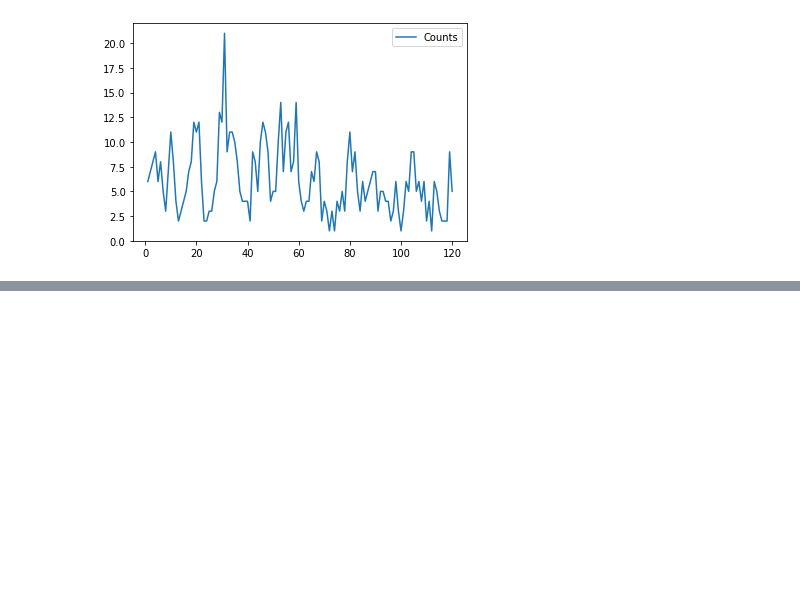
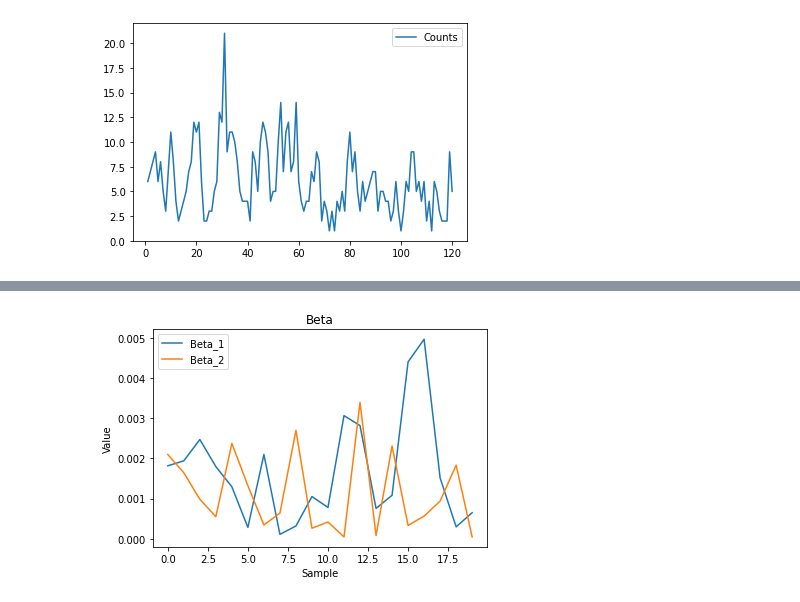
Before and after one commit to Jbrich95/INARMA_RJMCMC_py, a Jupyter notebook: Application.ipynb, the cells around one changed output, grey strips where cells are left out. Cells and saved outputs as stored; diff of their text form; code cells hidden in the pictures; blank space fills up the shorter version.

```diff
--- a/Application.ipynb
+++ b/Application.ipynb
@@ -135,0 +67,15 @@ par_sample[0]
+# %%
+# plot beta
+max_q = max(order_count[1,])
+
+fig = plt.figure()
+ax = fig.add_subplot(111)
+ax.plot(betas)
+ax.set(title='Beta', ylabel='Value', xlabel='Sample')
+
+beta_lab=[]
+for i in range(0,max_p): beta_lab.append("Beta_%i" %(i+1) )
+ax.legend(loc = "best",labels = beta_lab)
+plt.show()
+# %% [output]
+[figure, added]
```
Also changed, not shown: parts of 11 cells of this notebook, 2 other files.
